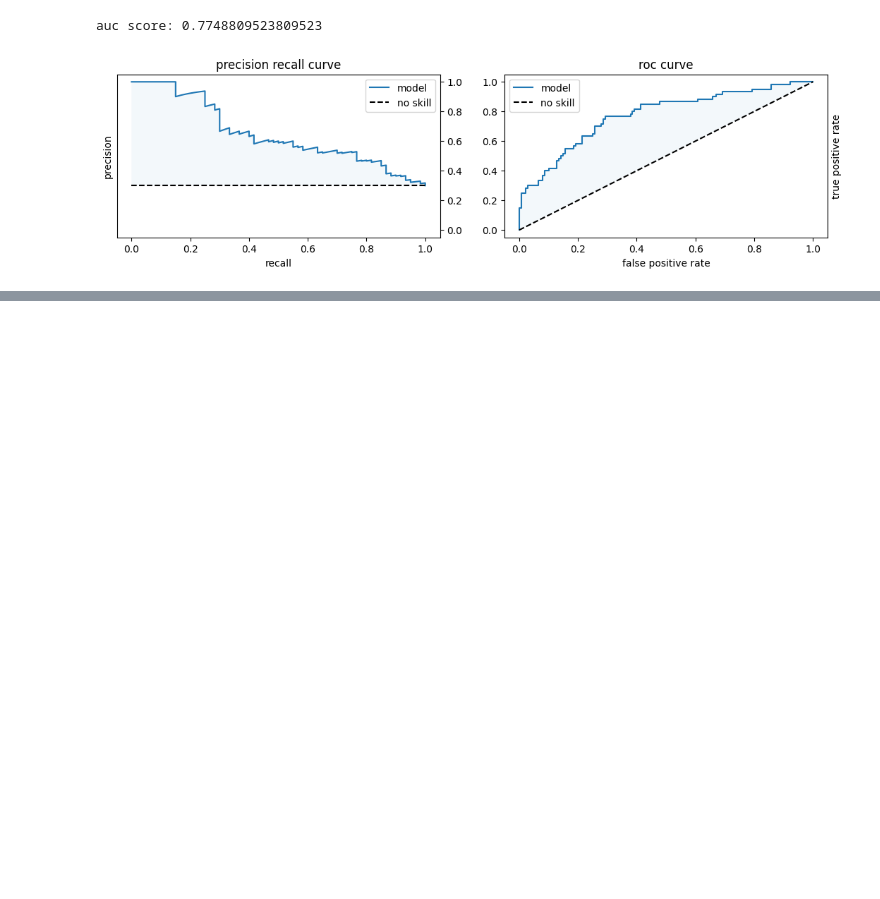
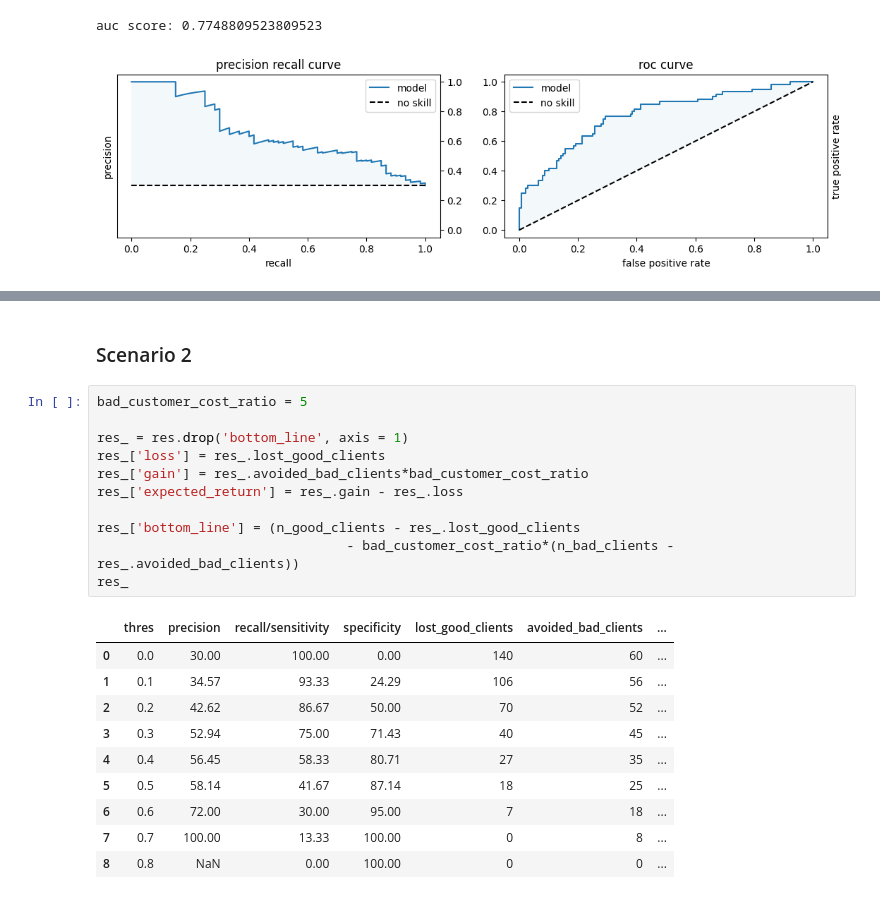
Before and after one commit to luisedluised/credit-risk-case, a Jupyter notebook: notebooks/2_model.ipynb, the cells around one changed output, grey strips where cells are left out. Saved outputs shown, nothing was run; the diff lists cells and outputs as text; blank space fills up the shorter version.

```diff
--- a/notebooks/2_model.ipynb
+++ b/notebooks/2_model.ipynb
@@ -402,0 +406,24 @@ res
+# %% [markdown]
+### Scenario 2
+# %%
+bad_customer_cost_ratio = 5
+
+res_ = res.drop('bottom_line', axis = 1)
+res_['loss'] = res_.lost_good_clients
+res_['gain'] = res_.avoided_bad_clients*bad_customer_cost_ratio
+res_['expected_return'] = res_.gain - res_.loss
+
+res_['bottom_line'] = (n_good_clients - res_.lost_good_clients
+                                - bad_customer_cost_ratio*(n_bad_clients - res_.avoided_bad_clients))
+res_
+# %% [output]
+|  | thres | precision | recall/sensitivity | specificity | lost_good_clients | avoided_bad_clients | ... |
+| 0 | 0.0 | 30.00 | 100.00 | 0.00 | 140 | 60 | ... |
+| 1 | 0.1 | 34.57 | 93.33 | 24.29 | 106 | 56 | ... |
+| 2 | 0.2 | 42.62 | 86.67 | 50.00 | 70 | 52 | ... |
+| 3 | 0.3 | 52.94 | 75.00 | 71.43 | 40 | 45 | ... |
+| 4 | 0.4 | 56.45 | 58.33 | 80.71 | 27 | 35 | ... |
+| 5 | 0.5 | 58.14 | 41.67 | 87.14 | 18 | 25 | ... |
+| 6 | 0.6 | 72.00 | 30.00 | 95.00 | 7 | 18 | ... |
+| 7 | 0.7 | 100.00 | 13.33 | 100.00 | 0 | 8 | ... |
+| 8 | 0.8 | NaN | 0.00 | 100.00 | 0 | 0 | ... |
```
Also changed, not shown: parts of 26 cells of this notebook, 2 other files.
